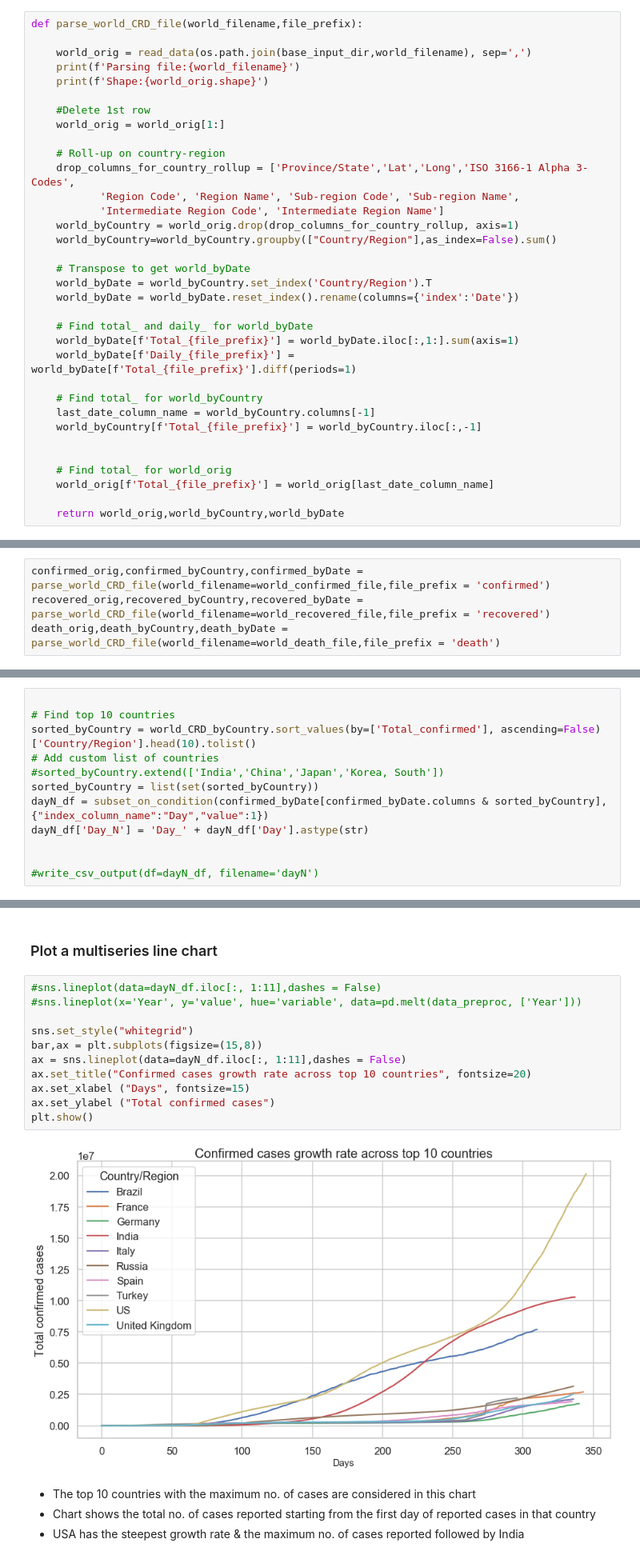
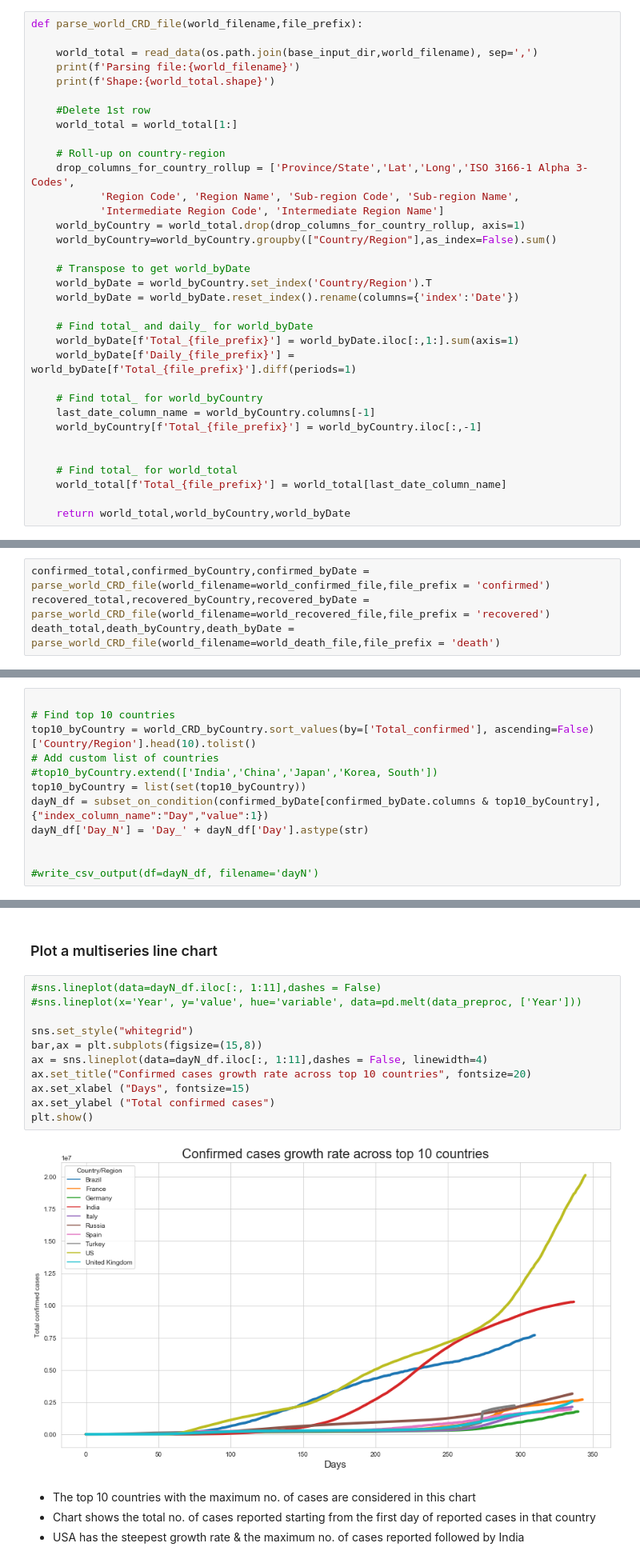
Before and after one commit to Lakshmi-1212/Covid19_EDA, a Jupyter notebook: Covid19_EDA_World.ipynb, the cells around one changed output, grey strips where cells are left out. Shown: that part at 80% size. Cells and saved outputs as stored; diff of their text form.

Commit message:
Updated with visualizations charts for world data

```diff
--- a/Covid19_EDA_World.ipynb
+++ b/Covid19_EDA_World.ipynb
@@ -75,18 +70,18 @@ Dataframes Returned:
 # %%
 def parse_world_CRD_file(world_filename,file_prefix):
 
-    world_orig = read_data(os.path.join(base_input_dir,world_filename), sep=',')
+    world_total = read_data(os.path.join(base_input_dir,world_filename), sep=',')
     print(f'Parsing file:{world_filename}')
-    print(f'Shape:{world_orig.shape}')
+    print(f'Shape:{world_total.shape}')
 
     #Delete 1st row
-    world_orig = world_orig[1:]
+    world_total = world_total[1:]
 
     # Roll-up on country-region
     drop_columns_for_country_rollup = ['Province/State','Lat','Long','ISO 3166-1 Alpha 3-Codes',
            'Region Code', 'Region Name', 'Sub-region Code', 'Sub-region Name',
            'Intermediate Region Code', 'Intermediate Region Name']
-    world_byCountry = world_orig.drop(drop_columns_for_country_rollup, axis=1)
+    world_byCountry = world_total.drop(drop_columns_for_country_rollup, axis=1)
     world_byCountry=world_byCountry.groupby(["Country/Region"],as_index=False).sum()
 
     # Transpose to get world_byDate
@@ -102,7 +97,7 @@ def parse_world_CRD_file(world_filename,file_prefix):
     world_byCountry[f'Total_{file_prefix}'] = world_byCountry.iloc[:,-1]
 
 
-    # Find total_ for world_orig
-    world_orig[f'Total_{file_prefix}'] = world_orig[last_date_column_name]
+    # Find total_ for world_total
+    world_total[f'Total_{file_prefix}'] = world_total[last_date_column_name]
 
-    return world_orig,world_byCountry,world_byDate
+    return world_total,world_byCountry,world_byDate
@@ -138,9 +133,9 @@ def subset_on_condition(input_df, parameters):
 # %% [markdown]
 ## Parse the world input files and get the dataframes for the cases ordered by country and ordered by Date
 # %%
-confirmed_orig,confirmed_byCountry,confirmed_byDate = parse_world_CRD_file(world_filename=world_confirmed_file,file_prefix = 'confirmed')
-recovered_orig,recovered_byCountry,recovered_byDate = parse_world_CRD_file(world_filename=world_recovered_file,file_prefix = 'recovered')
-death_orig,death_byCountry,death_byDate = parse_world_CRD_file(world_filename=world_death_file,file_prefix = 'death')
+confirmed_total,confirmed_byCountry,confirmed_byDate = parse_world_CRD_file(world_filename=world_confirmed_file,file_prefix = 'confirmed')
+recovered_total,recovered_byCountry,recovered_byDate = parse_world_CRD_file(world_filename=world_recovered_file,file_prefix = 'recovered')
+death_total,death_byCountry,death_byDate = parse_world_CRD_file(world_filename=world_death_file,file_prefix = 'death')
 # %% [output]
 Parsing file:time_series_covid19_confirmed_global_iso3_regions.csv
 Shape:(272, 357)
@@ -173,11 +168,11 @@ world_CRD_byCountry =  pd.merge(world_CR_byCountry[['Country/Region','Total_conf
 # %%
 
 # Find top 10 countries
-sorted_byCountry = world_CRD_byCountry.sort_values(by=['Total_confirmed'], ascending=False)['Country/Region'].head(10).tolist()
+top10_byCountry = world_CRD_byCountry.sort_values(by=['Total_confirmed'], ascending=False)['Country/Region'].head(10).tolist()
 # Add custom list of countries
-#sorted_byCountry.extend(['India','China','Japan','Korea, South'])
-sorted_byCountry = list(set(sorted_byCountry))
-dayN_df = subset_on_condition(confirmed_byDate[confirmed_byDate.columns & sorted_byCountry],{"index_column_name":"Day","value":1})
+#top10_byCountry.extend(['India','China','Japan','Korea, South'])
+top10_byCountry = list(set(top10_byCountry))
+dayN_df = subset_on_condition(confirmed_byDate[confirmed_byDate.columns & top10_byCountry],{"index_column_name":"Day","value":1})
 dayN_df['Day_N'] = 'Day_' + dayN_df['Day'].astype(str)
 
 
@@ -286,16 +257,16 @@ plt.show()
 # %%
 #sns.lineplot(data=dayN_df.iloc[:, 1:11],dashes = False)
 #sns.lineplot(x='Year', y='value', hue='variable', data=pd.melt(data_preproc, ['Year']))
 
 sns.set_style("whitegrid")
 bar,ax = plt.subplots(figsize=(15,8))
-ax = sns.lineplot(data=dayN_df.iloc[:, 1:11],dashes = False)
+ax = sns.lineplot(data=dayN_df.iloc[:, 1:11],dashes = False, linewidth=4)
 ax.set_title("Confirmed cases growth rate across top 10 countries", fontsize=20)
 ax.set_xlabel ("Days", fontsize=15)
 ax.set_ylabel ("Total confirmed cases")
 plt.show()
 # %% [output]
-[figure, old version]
+[figure, new version]
 # %% [markdown]
 - The top 10 countries with the maximum no. of cases are considered in this chart
 - Chart shows the total no. of cases reported starting from the first day of reported cases in that country
```
Also changed, not shown: parts of 30 cells of this notebook.
